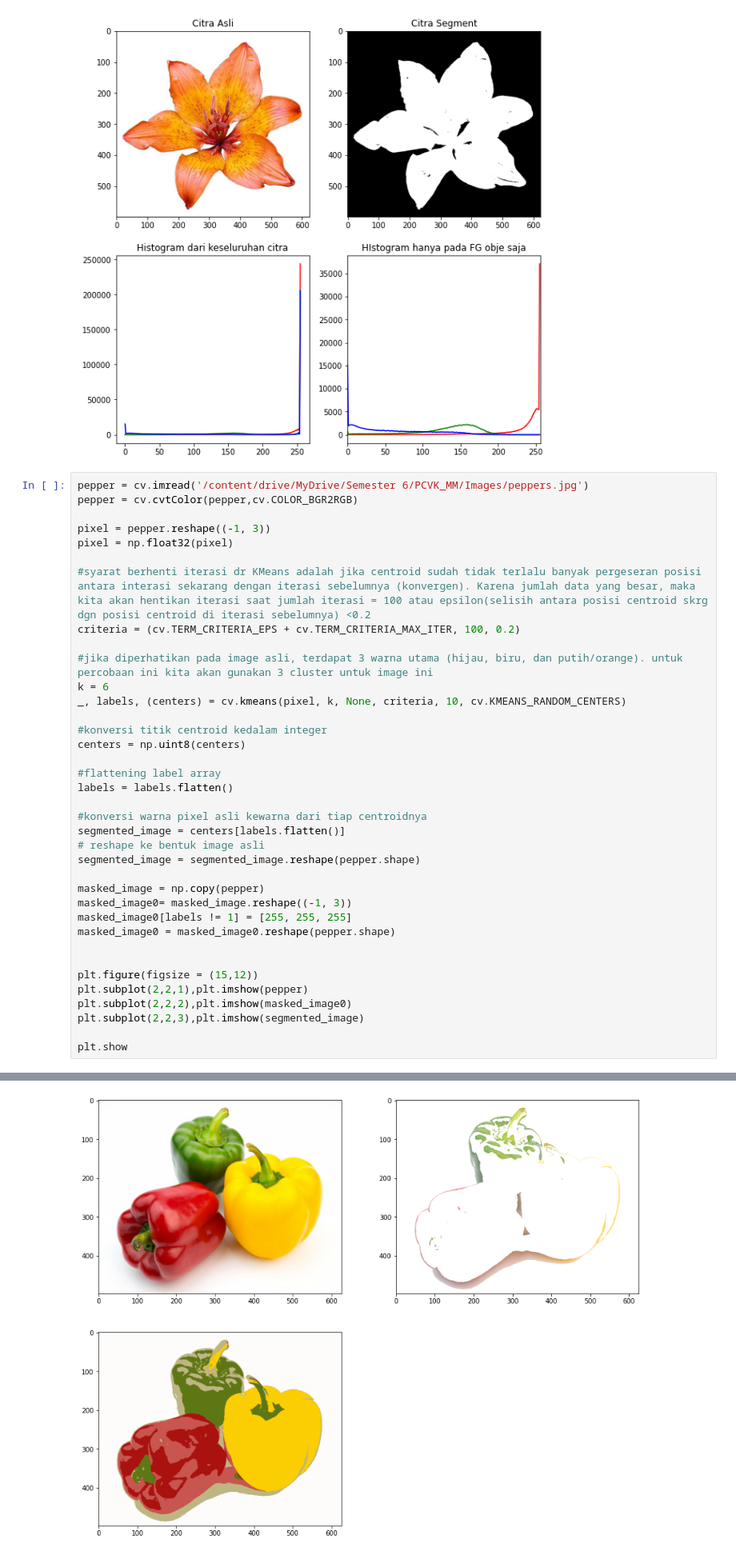
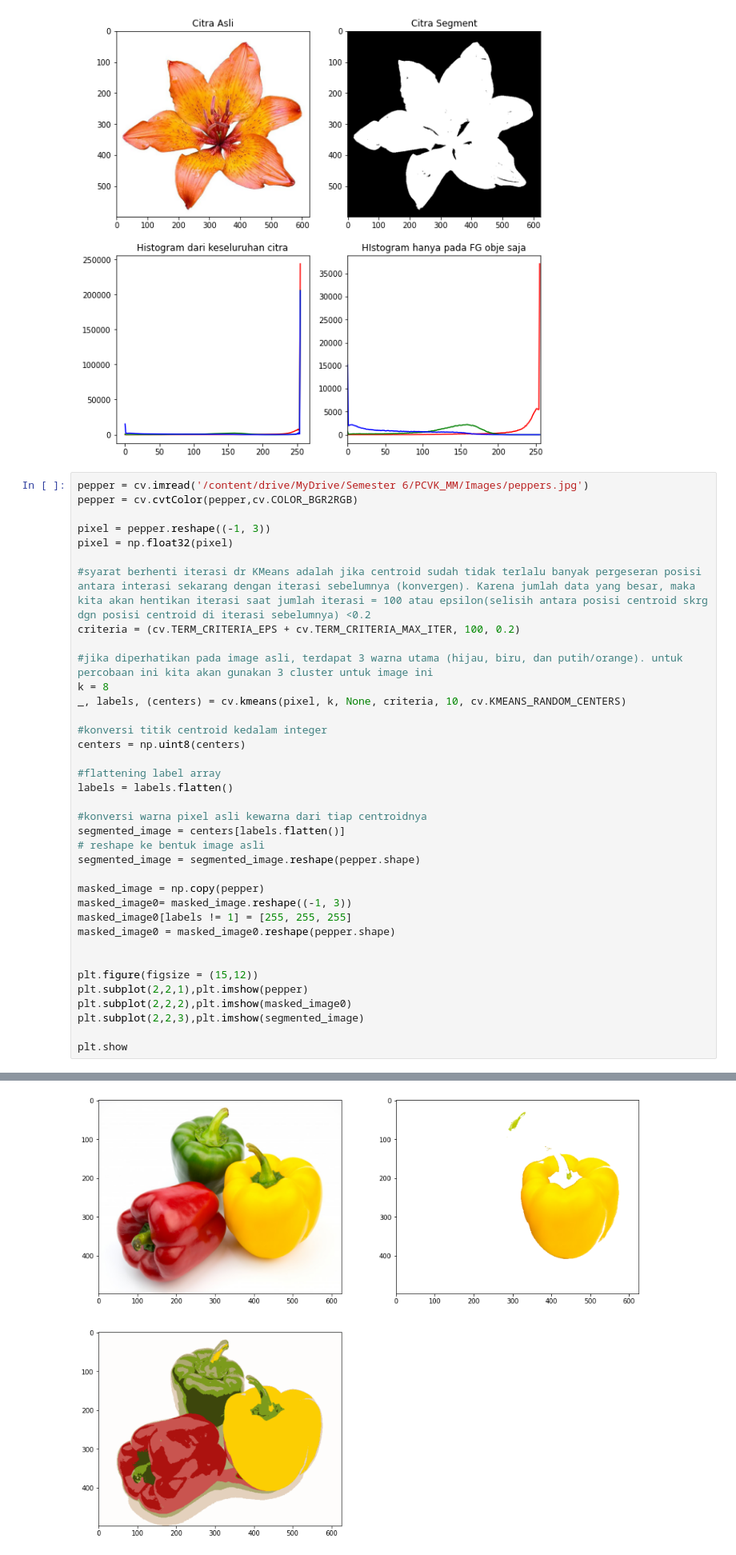
Before and after one commit to PuspitoMA/PCVK_Genap_2021, a Jupyter notebook: Week10.ipynb, the cells around one changed output, grey strips where cells are left out. Shown at 80% size. Saved outputs shown, nothing was run; the diff lists cells and outputs as text.

```diff
--- a/Week10.ipynb
+++ b/Week10.ipynb
@@ -116,32 +116,32 @@ pixel = np.float32(pixel)
 criteria = (cv.TERM_CRITERIA_EPS + cv.TERM_CRITERIA_MAX_ITER, 100, 0.2)
 
 #jika diperhatikan pada image asli, terdapat 3 warna utama (hijau, biru, dan putih/orange). untuk percobaan ini kita akan gunakan 3 cluster untuk image ini
-k = 6
+k = 8
 _, labels, (centers) = cv.kmeans(pixel, k, None, criteria, 10, cv.KMEANS_RANDOM_CENTERS)
 
 #konversi titik centroid kedalam integer
 centers = np.uint8(centers)
 
 #flattening label array
 labels = labels.flatten()
 
 #konversi warna pixel asli kewarna dari tiap centroidnya
 segmented_image = centers[labels.flatten()]
 # reshape ke bentuk image asli
 segmented_image = segmented_image.reshape(pepper.shape)
 
 masked_image = np.copy(pepper)
 masked_image0= masked_image.reshape((-1, 3))
 masked_image0[labels != 1] = [255, 255, 255]
 masked_image0 = masked_image0.reshape(pepper.shape)
 
 
 plt.figure(figsize = (15,12))
 plt.subplot(2,2,1),plt.imshow(pepper)
 plt.subplot(2,2,2),plt.imshow(masked_image0)
 plt.subplot(2,2,3),plt.imshow(segmented_image)
 
 plt.show
 # %% [output]
 <function matplotlib.pyplot.show>
-[figure, old version]
+[figure, new version]
```
